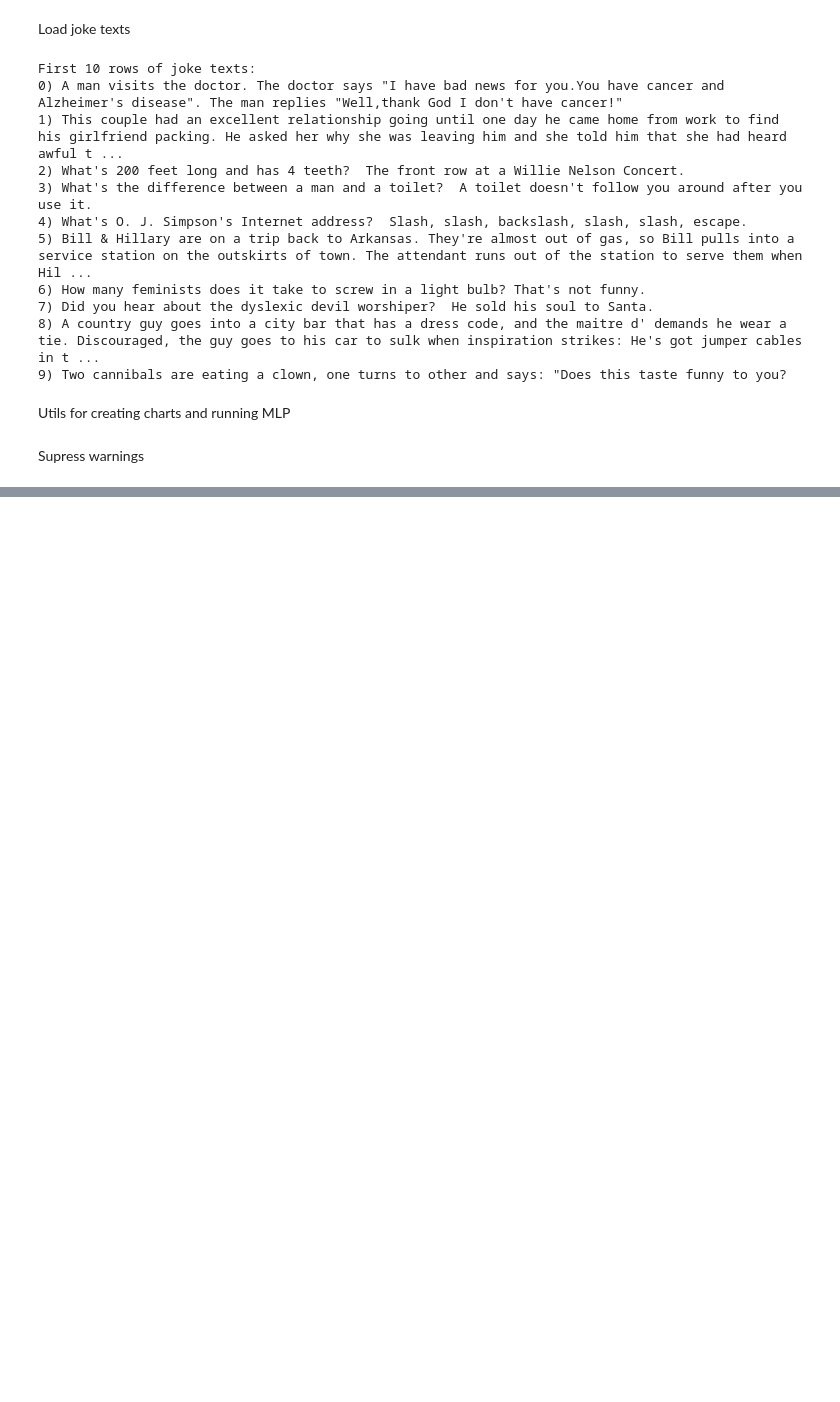
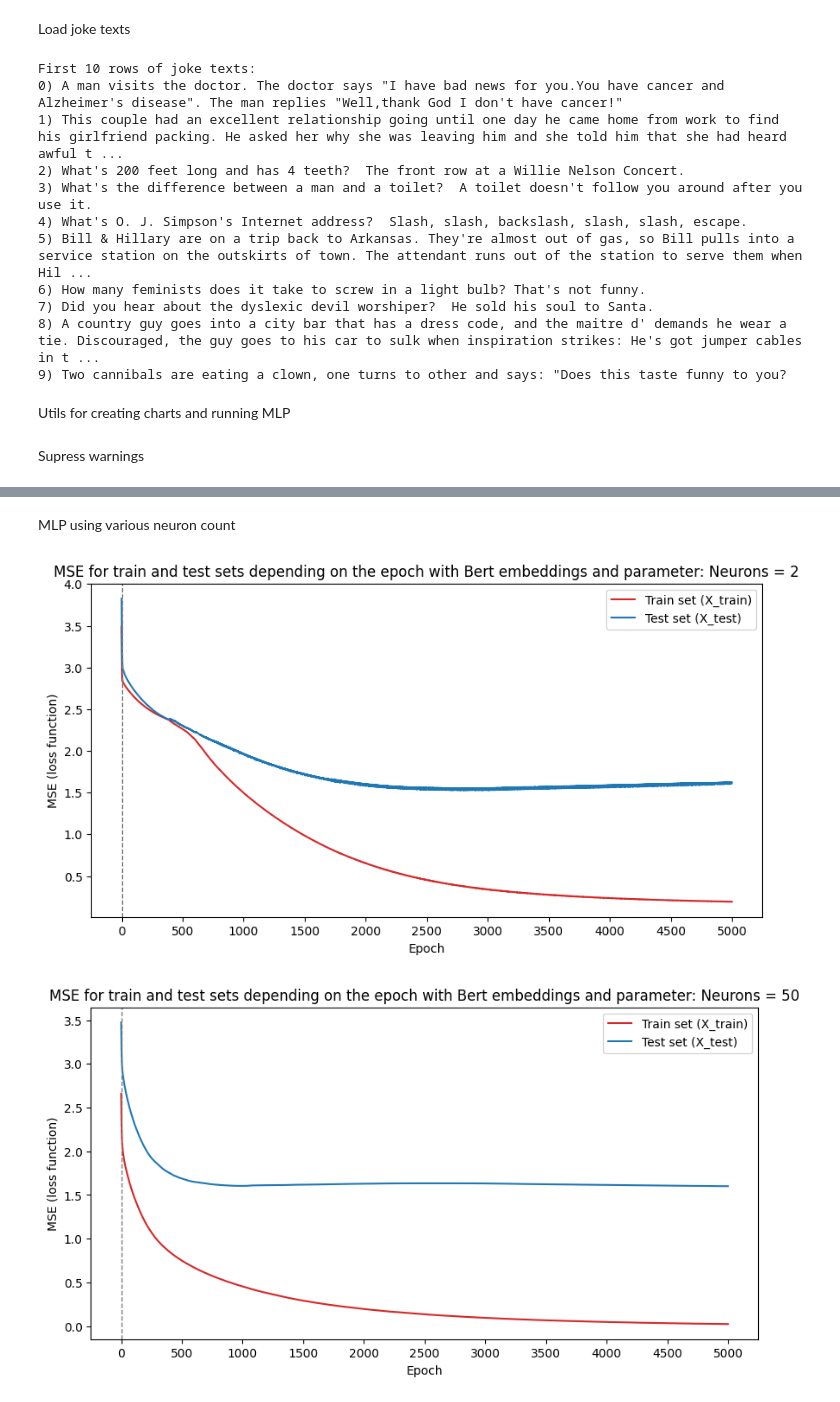
Before and after one commit to bart3br/AI-KE, a Jupyter notebook: Lab5/mlp_regression.ipynb, the cells around one changed output, grey strips where cells are left out. Cells and saved outputs as stored; diff of their text form; code cells hidden in the pictures; blank space fills up the shorter version.

```diff
--- a/Lab5/mlp_regression.ipynb
+++ b/Lab5/mlp_regression.ipynb
@@ -174,0 +237,27 @@ warnings.filterwarnings("ignore", category=ConvergenceWarning)
+# %% [markdown]
+MLP using various neuron count
+# %%
+rng = np.random.RandomState(42)
+neurons_counts = [2, 50, 200]
+
+for count in neurons_counts:
+    mlp = MLPRegressor(hidden_layer_sizes=(count,), # setting neuron count
+                       solver='sgd',
+                       alpha=0.0,
+                       learning_rate='constant',
+                       random_state=rng,
+                       warm_start=True,
+                       max_iter=1)
+    X_train, X_test, Y_train, Y_test = train_test_split(X, Y, test_size=0.3, random_state=rng)
+    run_mlp_network(X_train,
+                    X_test,
+                    Y_train,
+                    Y_test,
+                    mlp,
+                    iterations=5000,
+                    chart_filename=f'bert_neurons_{count}',
+                    embeddings='Bert',
+                    parameter=f'Neurons = {count}')
+# %% [output]
+[figure, added]
+[figure, added]
```
Also changed, not shown: parts of 9 cells of this notebook, 8 other files.
